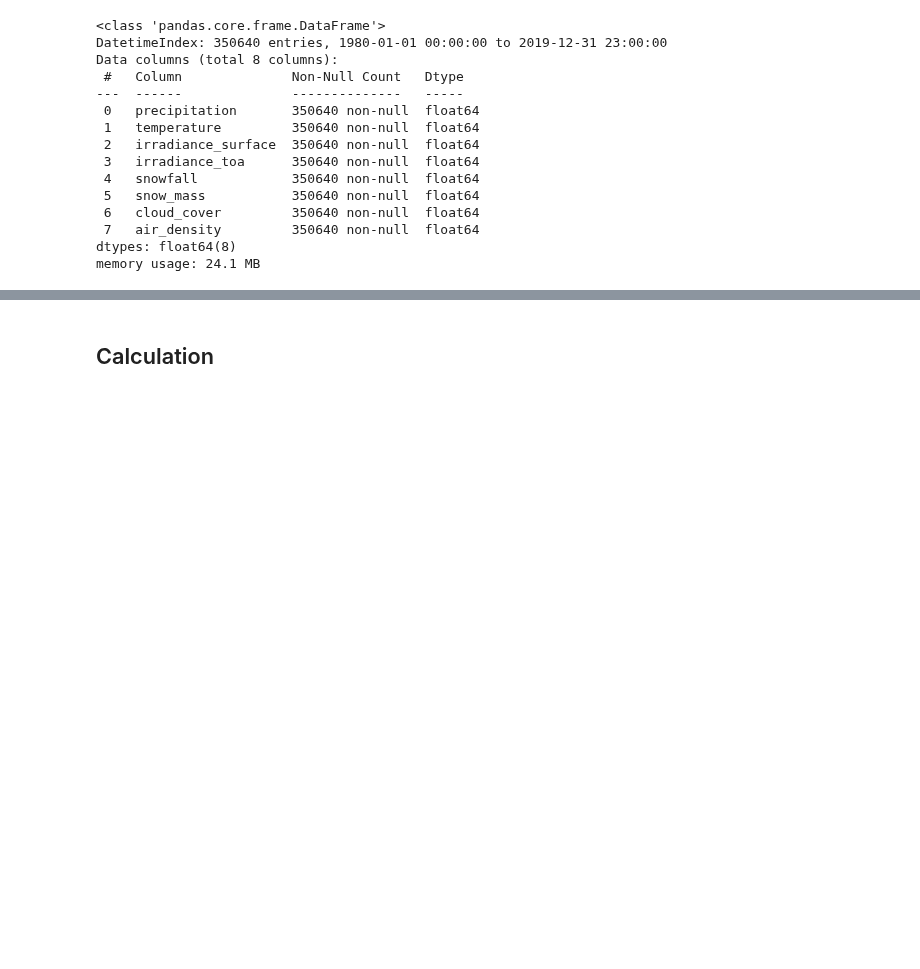
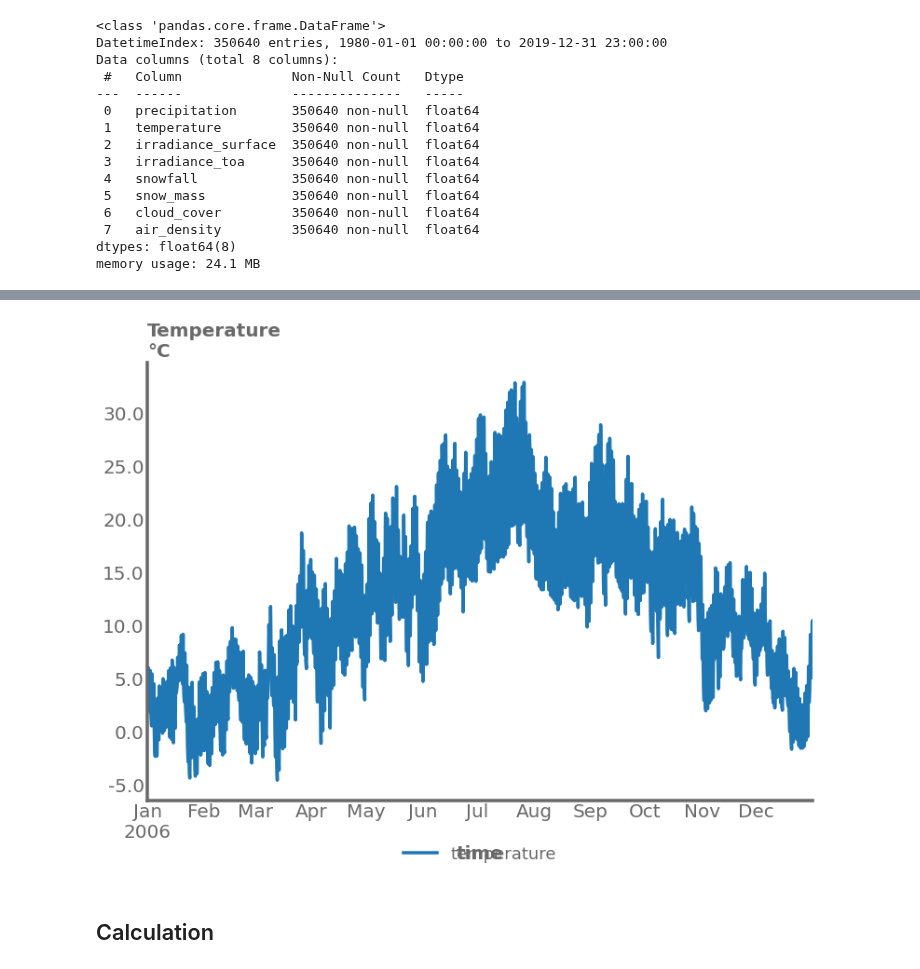
Before and after one commit to CIRED/Res-IRF4, a Jupyter notebook: project/analysis/preprocessing/climatic_data/prepare_climatic.ipynb, the cells around one changed output, grey strips where cells are left out. Drawn from its saved outputs; the diff is of its cells as text; code cells hidden in the pictures; blank space fills up the shorter version.

Commit message:
updating climatic data

```diff
--- a/project/analysis/preprocessing/climatic_data/prepare_climatic.ipynb
+++ b/project/analysis/preprocessing/climatic_data/prepare_climatic.ipynb
@@ -31,3 +40,7 @@ variables = ['temperature', 'irradiance_surface']
+# %%
+make_plot(data.loc[data.index.year == 2006, 'temperature'], 'Temperature (°C)', integer=False, ymin=None)
+# %% [output]
+[figure, added]
 # %% [markdown]
 ## Calculation
 # %%
```
Also changed, not shown: parts of 15 cells of this notebook, 8 other files.
